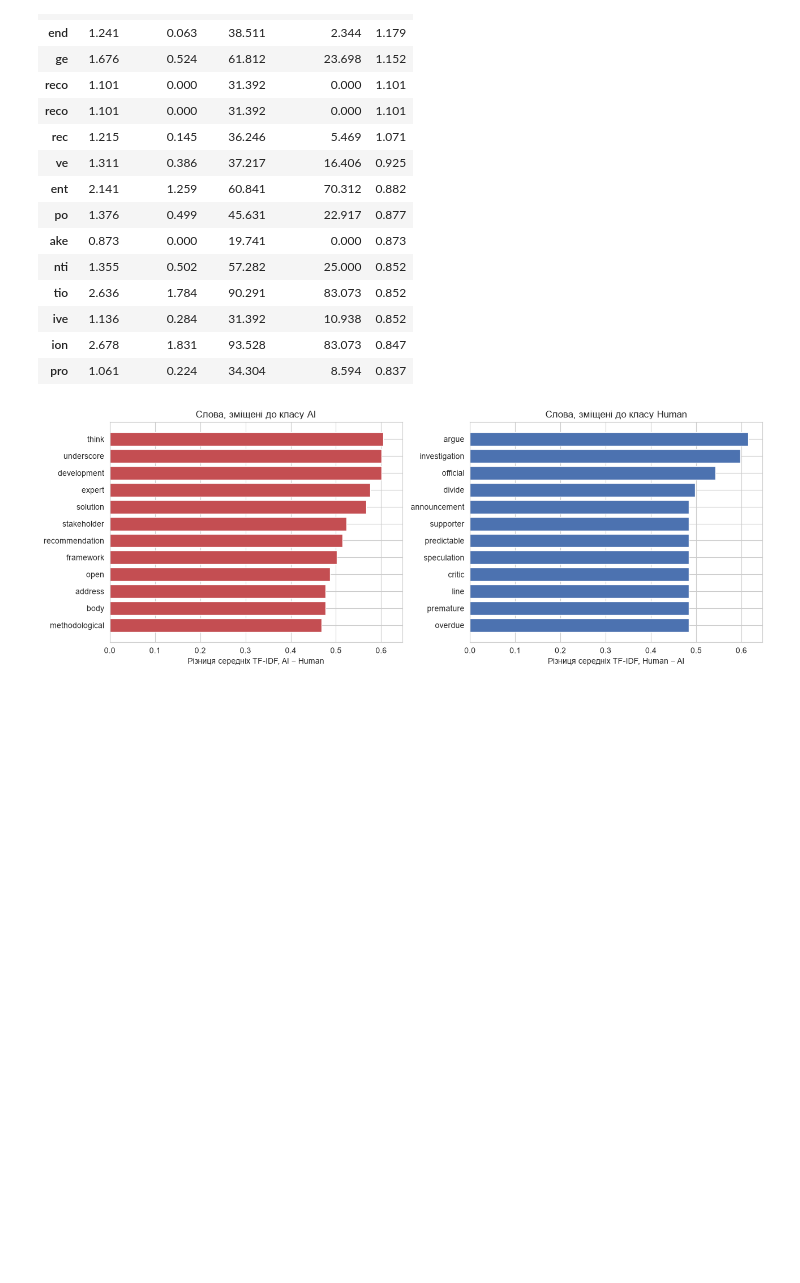
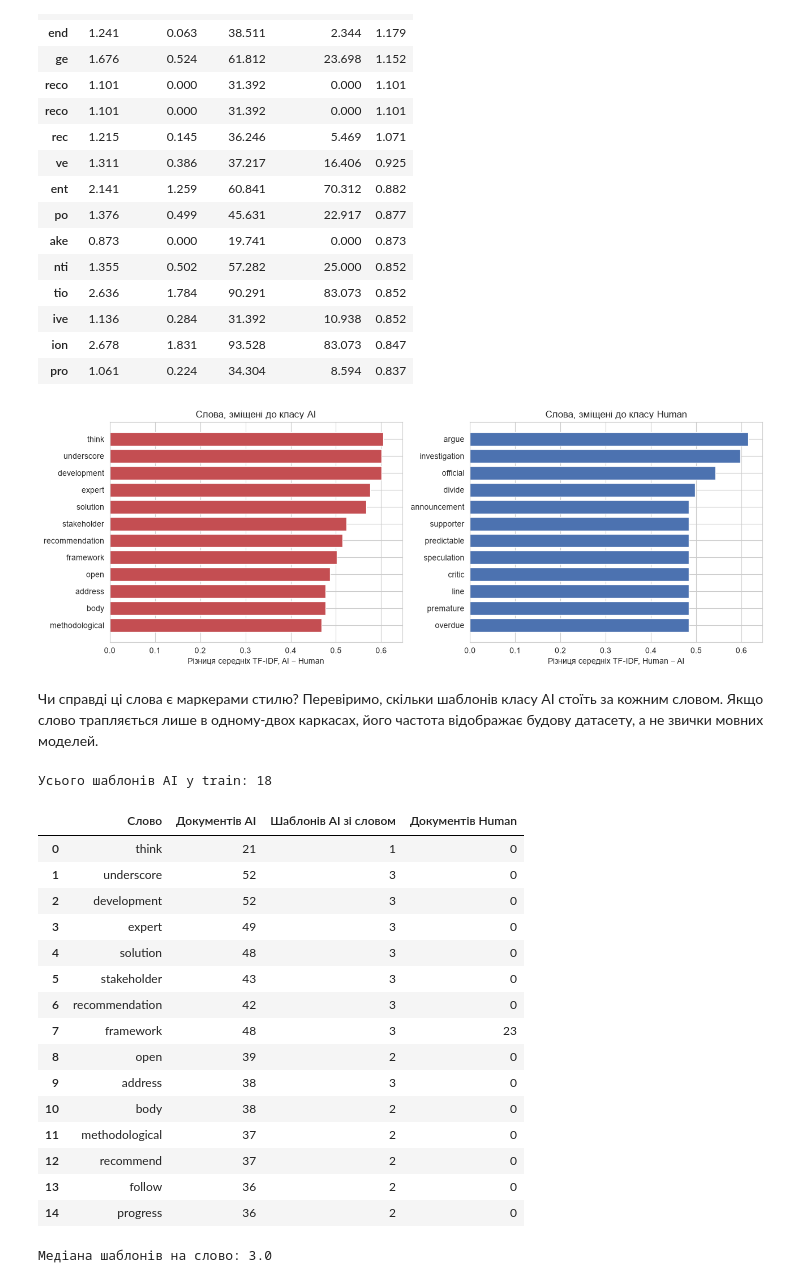
Before and after one commit to Aisssaev/ml, a Jupyter notebook: lab3/ML3_Practice_Lab3.ipynb, the cells around one changed output. Drawn from its saved outputs; the diff is of its cells as text; code cells hidden in the pictures; blank space fills up the shorter version.

```diff
--- a/lab3/ML3_Practice_Lab3.ipynb
+++ b/lab3/ML3_Practice_Lab3.ipynb
@@ -1093,3 +1130,41 @@ plt.tight_layout()
 plt.show()
 # %% [output]
 [figure]
+# %% [markdown]
+Чи справді ці слова є маркерами стилю? Перевіримо, скільки шаблонів класу AI стоїть за кожним словом. Якщо слово трапляється лише в одному-двох каркасах, його частота відображає будову датасету, а не звички мовних моделей.
+# %%
+ai_train = train_df[train_df['label'] == 'ai']
+total_ai_templates = ai_train['template'].nunique()
+marker_words = word_profile.sort_values('diff', ascending=False).head(15).index
+marker_rows = []
+for word in marker_words:
+    containing = ai_train[ai_train['tokens'].map(lambda tokens: word in tokens)]
+    marker_rows.append({
+        'Слово': word,
+        'Документів AI': len(containing),
+        'Шаблонів AI зі словом': containing['template'].nunique(),
+        'Документів Human': int(train_df[train_df['label'] == 'human']['tokens'].map(lambda tokens: word in tokens).sum()),
+    })
+marker_table = pd.DataFrame(marker_rows)
+print('Усього шаблонів AI у train:', total_ai_templates)
+display(marker_table)
+print('Медіана шаблонів на слово:', marker_table['Шаблонів AI зі словом'].median())
+# %% [output]
+Усього шаблонів AI у train: 18
+|  | Слово | Документів AI | Шаблонів AI зі словом | Документів Human |
+| 0 | think | 21 | 1 | 0 |
+| 1 | underscore | 52 | 3 | 0 |
+| 2 | development | 52 | 3 | 0 |
+| 3 | expert | 49 | 3 | 0 |
+| 4 | solution | 48 | 3 | 0 |
+| 5 | stakeholder | 43 | 3 | 0 |
+| 6 | recommendation | 42 | 3 | 0 |
+| 7 | framework | 48 | 3 | 23 |
+| 8 | open | 39 | 2 | 0 |
+| 9 | address | 38 | 3 | 0 |
+| 10 | body | 38 | 2 | 0 |
+| 11 | methodological | 37 | 2 | 0 |
+| 12 | recommend | 37 | 2 | 0 |
+| 13 | follow | 36 | 2 | 0 |
+| 14 | progress | 36 | 2 | 0 |
+Медіана шаблонів на слово: 3.0
```
Also changed, not shown: parts of 10 cells of this notebook.
